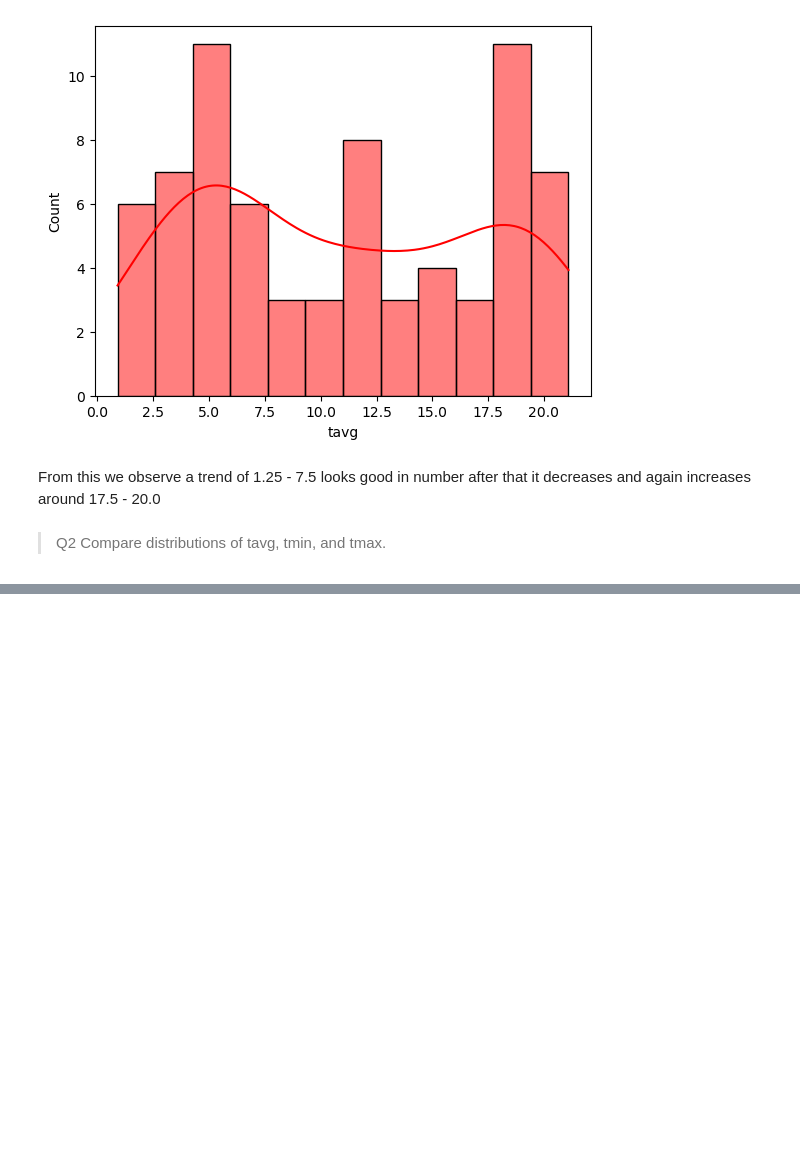
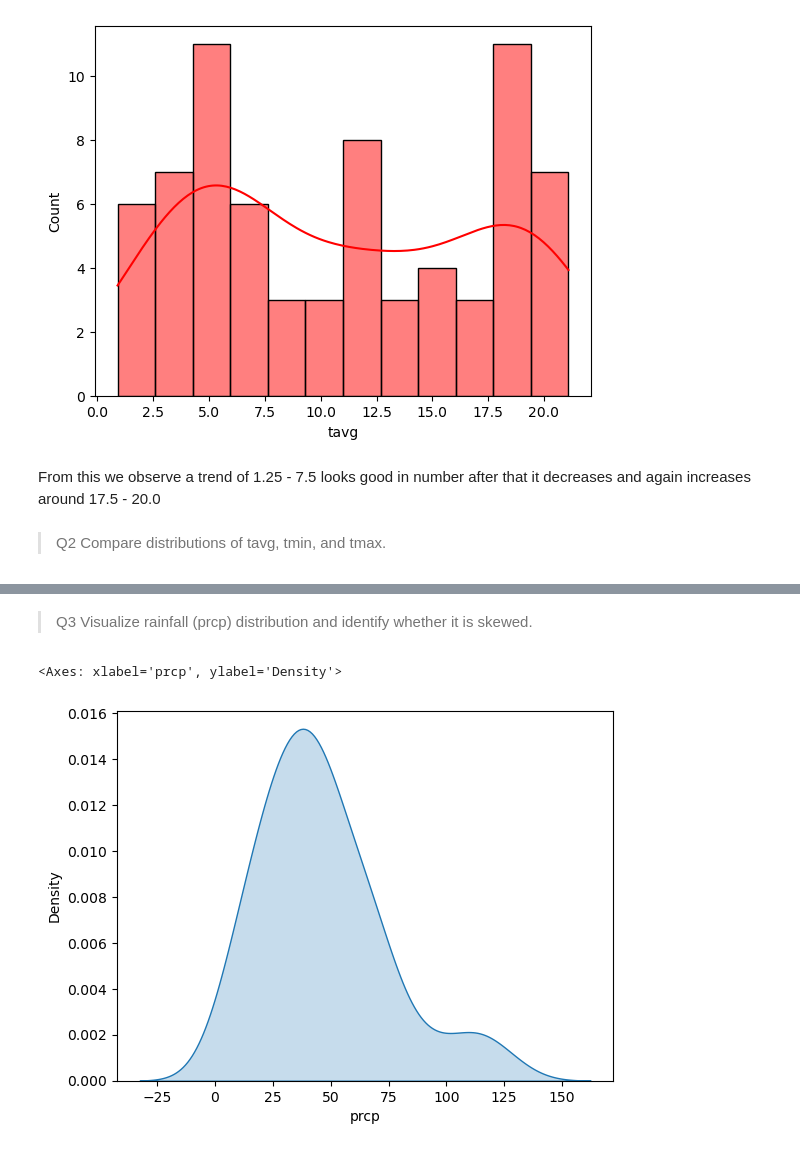
Before and after one commit to thedhawalpanchamiya/data-visualization, a Jupyter notebook: seaborn_work.ipynb, the cells around one changed output, grey strips where cells are left out. Drawn from its saved outputs; the diff is of its cells as text; code cells hidden in the pictures; blank space fills up the shorter version.

```diff
--- a/seaborn_work.ipynb
+++ b/seaborn_work.ipynb
@@ -110,0 +129,7 @@ From this we observe a trend of 1.25 - 7.5 looks good in number after that it de
+# %% [markdown]
+> Q3 Visualize rainfall (prcp) distribution and identify whether it is skewed.
+# %%
+sns.kdeplot(data=data, x="prcp", fill=True)
+# %% [output]
+<Axes: xlabel='prcp', ylabel='Density'>
+[figure, added]
```
Also changed, not shown: parts of 22 cells of this notebook.
